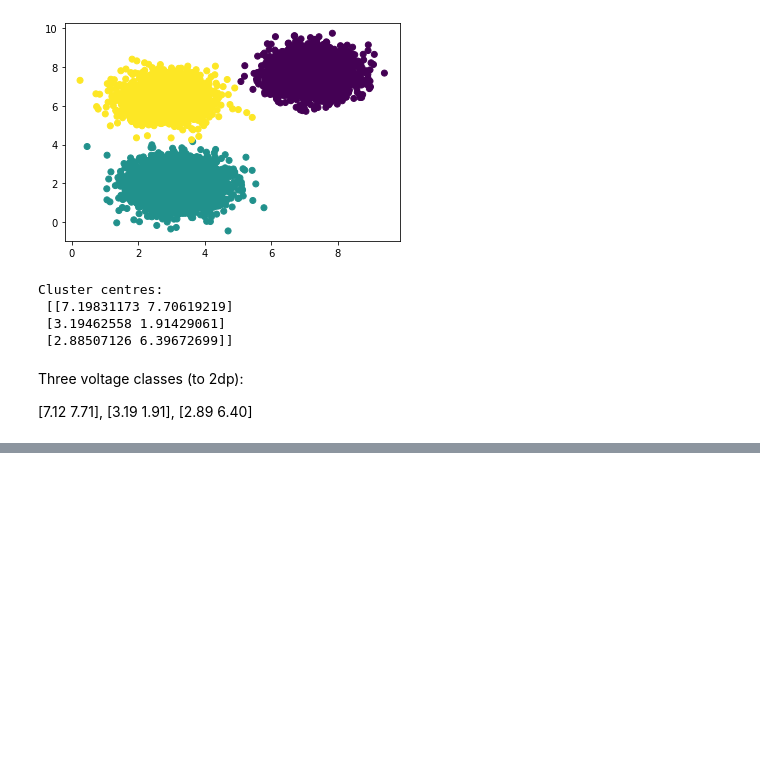
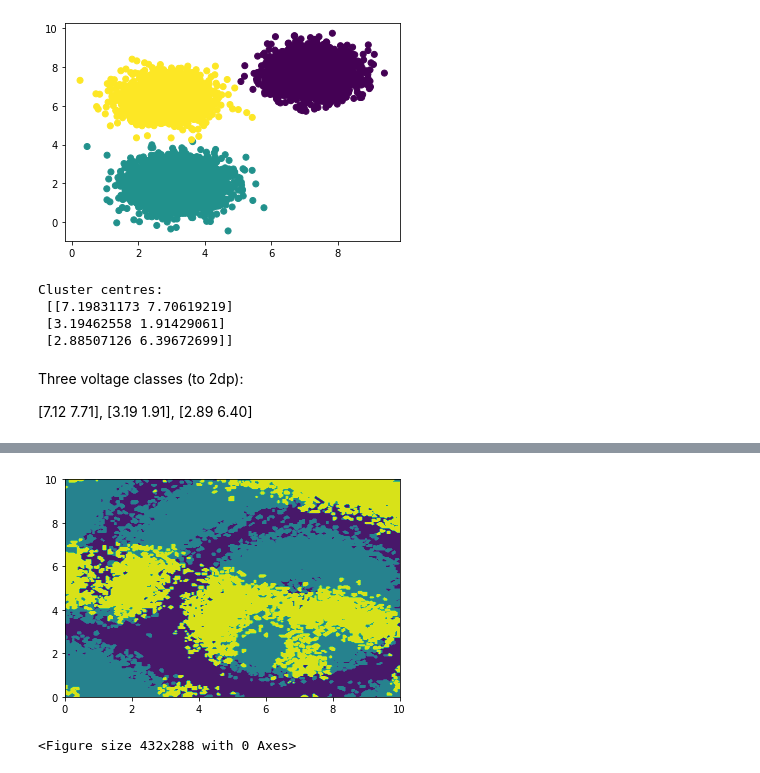
Before and after one commit to choiboy92/ImperialML, a Jupyter notebook: Tutorial 9/Tutorial9.ipynb, the cells around one changed output, grey strips where cells are left out. Saved outputs shown, nothing was run; the diff lists cells and outputs as text; code cells hidden in the pictures; blank space fills up the shorter version.

```diff
--- a/Tutorial 9/Tutorial9.ipynb
+++ b/Tutorial 9/Tutorial9.ipynb
@@ -146,0 +176,17 @@ Three voltage classes (to 2dp):
+# %%
+# SUBMISSION C
+from sklearn.neighbors import KNeighborsClassifier
+
+near = 1
+neigh = KNeighborsClassifier(n_neighbors=near)
+neigh.fit(X, y_km)
+kneigh = neigh.predict(Xgrid)
+kneigh_plot = kneigh.reshape(npx,npy)
+
+fig, ax = plt.subplots()
+plt.contourf(x1line,x2line,kneigh_plot)
+plt.show()
+plt.savefig('1NearestNeighbourC.png')
+# %% [output]
+[figure, added]
+<Figure size 432x288 with 0 Axes>
```
Also changed, not shown: parts of 4 cells of this notebook.
